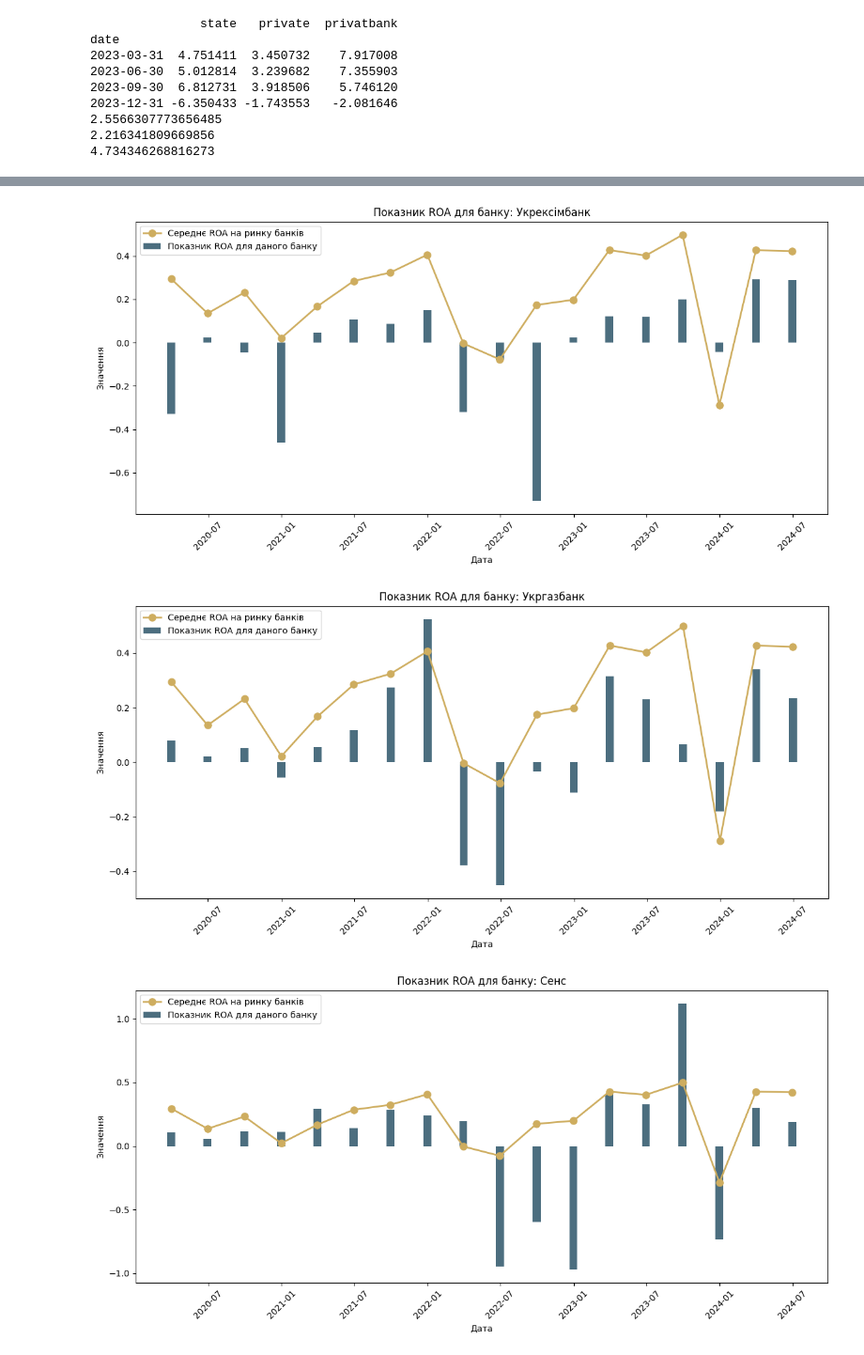
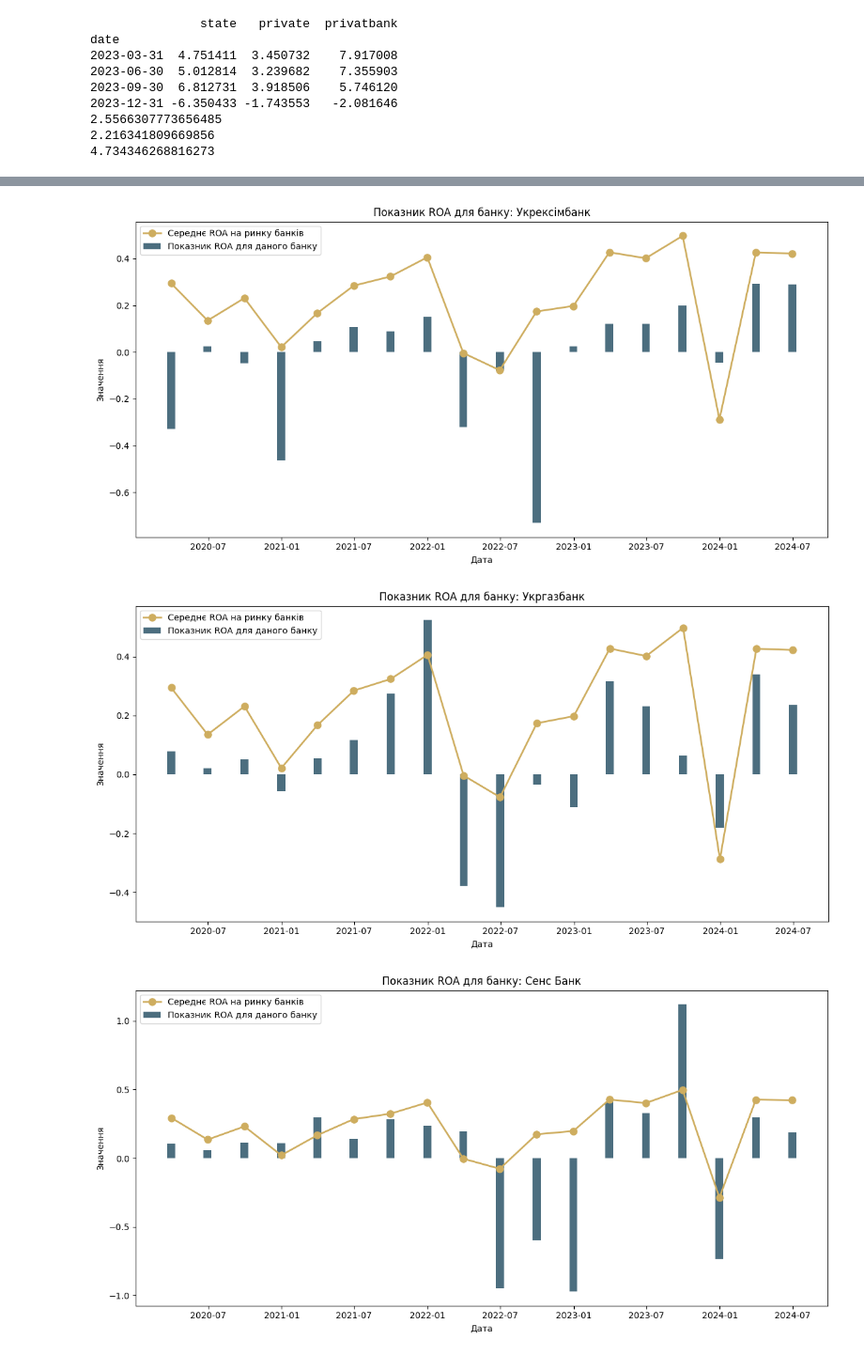
Before and after one commit to Lkupybida/ClothesIndustryAnalysys, a Jupyter notebook: roa_roe.ipynb, the cells around one changed output, grey strips where cells are left out. Shown at 94% size. Cells and saved outputs as stored; diff of their text form; code cells hidden in the pictures.

Commit message:
roa roe plots

```diff
--- a/roa_roe.ipynb
+++ b/roa_roe.ipynb
@@ -113,7 +113,7 @@ def create_hist_roa(bank, df, total_df):
     plt.xlabel('Дата')
     plt.ylabel('Значення')
     plt.title(f'Показник ROA для банку: {bank}')
-    plt.xticks(rotation=45)
+    plt.xticks(rotation=0)
     plt.legend(loc='upper left')
     plt.tight_layout()
     plt.show()
@@ -128,13 +128,13 @@ create_hist_roa('Ощадбанк', df_roa_oschadbank, df_roa_total)
 # %%
 create_hist_roa('Укрексімбанк', df_roa_ukreximbank, df_roa_total)
 # %% [output]
-[figure, old version]
+[figure, new version]
 # %%
 create_hist_roa('Укргазбанк', df_roa_ukrgasbank, df_roa_total)
 # %% [output]
-[figure, old version]
+[figure, new version]
 # %%
-create_hist_roa('Сенс', df_roa_sense, df_roa_total)
+create_hist_roa('Сенс Банк', df_roa_sense, df_roa_total)
 # %% [output]
-[figure, old version]
+[figure, new version]
 # %%
```
Also changed, not shown: parts of 10 cells of this notebook.
